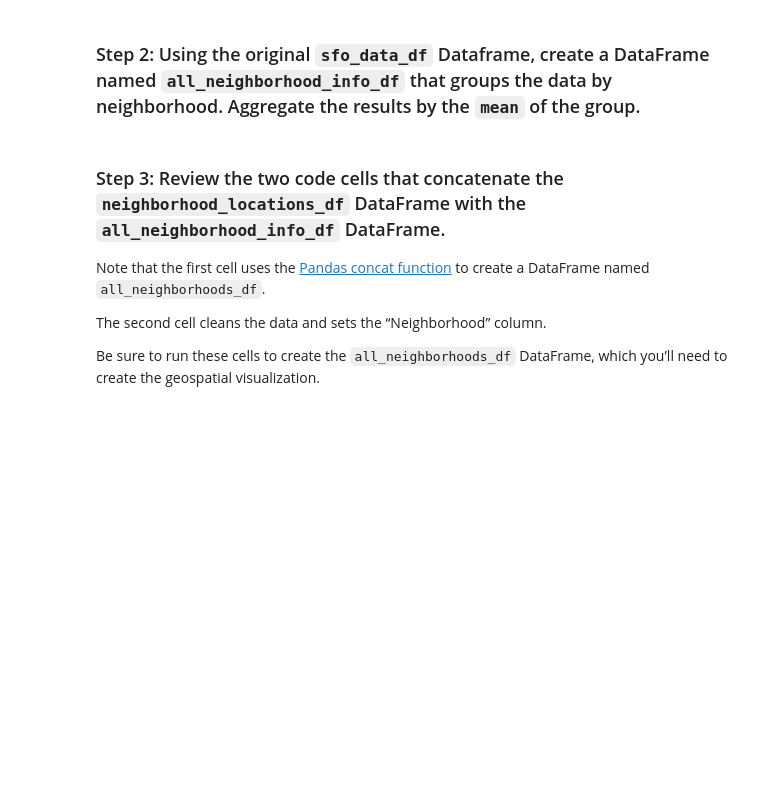
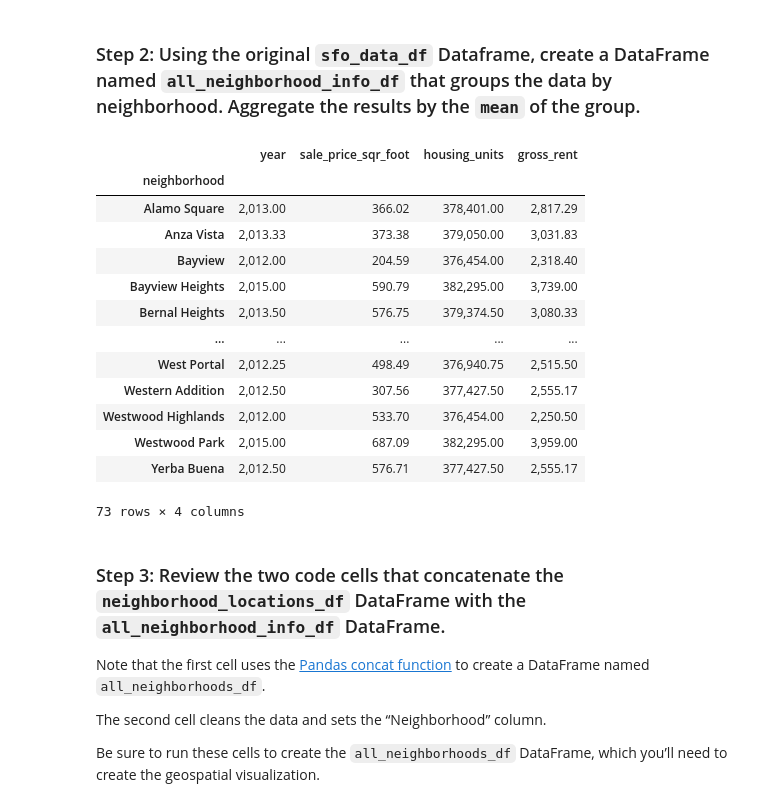
Before and after one commit to sjufan84/sf_real_estate, a Jupyter notebook: san_francisco_housing.ipynb, the cells around one changed output. Saved outputs shown, nothing was run; the diff lists cells and outputs as text; code cells hidden in the pictures; blank space fills up the shorter version.

```diff
--- a/san_francisco_housing.ipynb
+++ b/san_francisco_housing.ipynb
@@ -423,10 +446,25 @@ neighborhood_locations_df = # YOUR CODE HERE
 ### Step 2: Using the original `sfo_data_df` Dataframe, create a DataFrame named `all_neighborhood_info_df` that groups the data by neighborhood. Aggregate the results by the `mean` of the group.
 # %%
 # Calculate the mean values for each neighborhood
-all_neighborhood_info_df = # YOUR CODE HERE
+all_neighborhood_info_df = sfo_data_df.groupby('neighborhood').mean().astype(float, '.2f')
 
 # Review the resulting DataFrame
-# YOUR CODE HERE
+all_neighborhood_info_df
+# %% [output]
+|  | year | sale_price_sqr_foot | housing_units | gross_rent |
+| neighborhood |  |  |  |  |
+| Alamo Square | 2,013.00 | 366.02 | 378,401.00 | 2,817.29 |
+| Anza Vista | 2,013.33 | 373.38 | 379,050.00 | 3,031.83 |
+| Bayview | 2,012.00 | 204.59 | 376,454.00 | 2,318.40 |
+| Bayview Heights | 2,015.00 | 590.79 | 382,295.00 | 3,739.00 |
+| Bernal Heights | 2,013.50 | 576.75 | 379,374.50 | 3,080.33 |
+| ... | ... | ... | ... | ... |
+| West Portal | 2,012.25 | 498.49 | 376,940.75 | 2,515.50 |
+| Western Addition | 2,012.50 | 307.56 | 377,427.50 | 2,555.17 |
+| Westwood Highlands | 2,012.00 | 533.70 | 376,454.00 | 2,250.50 |
+| Westwood Park | 2,015.00 | 687.09 | 382,295.00 | 3,959.00 |
+| Yerba Buena | 2,012.50 | 576.71 | 377,427.50 | 2,555.17 |
+73 rows × 4 columns
 # %% [markdown]
 ### Step 3: Review the two code cells that concatenate the `neighborhood_locations_df` DataFrame with the `all_neighborhood_info_df` DataFrame.
 
```
Also changed, not shown: parts of 16 cells of this notebook.
